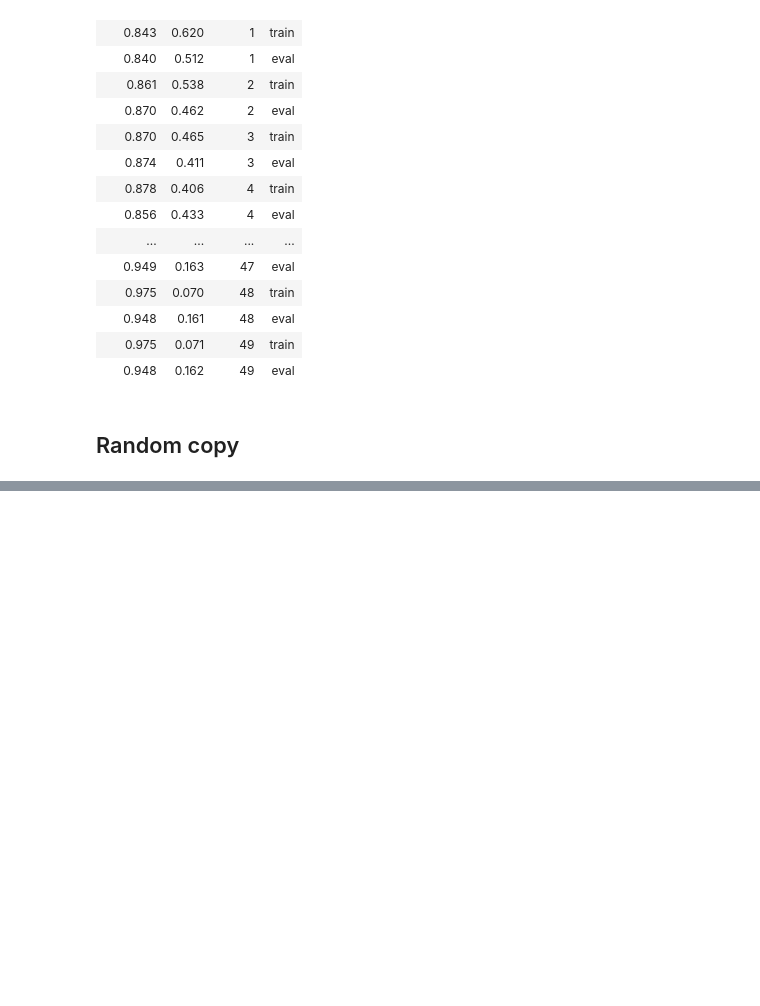
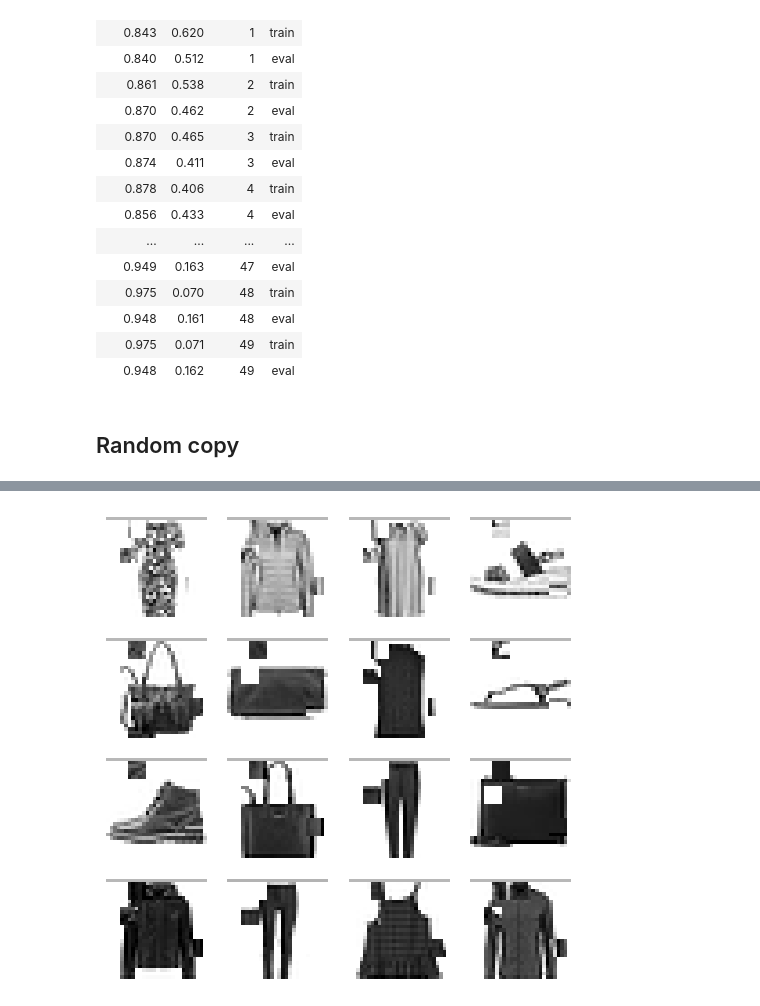
Before and after one commit to teome/diffusion-play, a Jupyter notebook: nbs/14_augment.ipynb, the cells around one changed output, grey strips where cells are left out. Saved outputs shown, nothing was run; the diff lists cells and outputs as text; code cells hidden in the pictures; blank space fills up the shorter version.

```diff
--- a/nbs/14_augment.ipynb
+++ b/nbs/14_augment.ipynb
@@ -556,0 +619,8 @@ learn.fit(epochs)
+# %%
+model = get_model()
+learn = TrainLearner(model, dls, F.cross_entropy, lr=lr, cbs=[DeviceCB(), SingleBatchCB(), augcb])
+learn.fit(1)
+xb,yb = learn.batch
+show_images(xb[:16], imsize=1.5)
+# %% [output]
+[figure, added]
```
Also changed, not shown: parts of 13 cells of this notebook.
